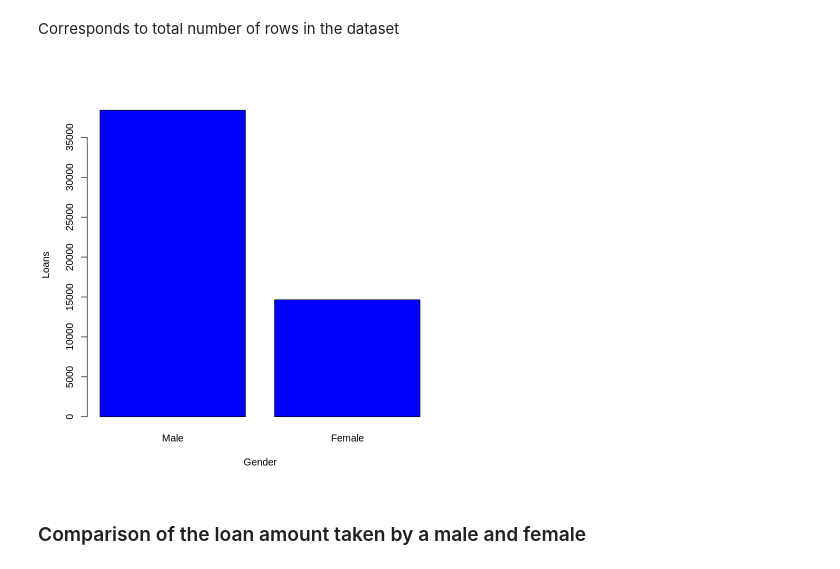
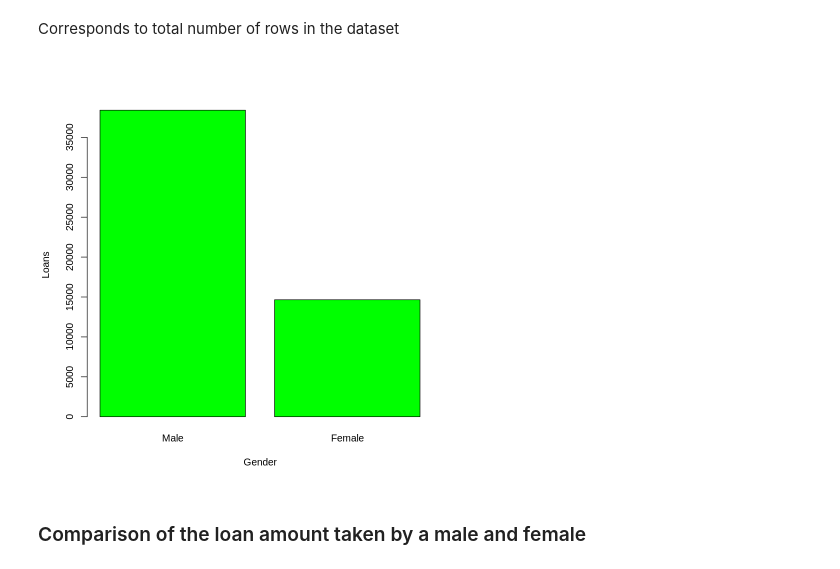
Before and after one commit to Kavya-Shekar/Home_loan_Data_analysis, a Jupyter notebook: EDA_interactive_r.ipynb, the cells around one changed output. Saved outputs shown, nothing was run; the diff lists cells and outputs as text; code cells hidden in the pictures.

```diff
--- a/EDA_interactive_r.ipynb
+++ b/EDA_interactive_r.ipynb
@@ -159,12 +161,12 @@ Corresponds to total number of rows in the dataset
 # %%
 # Create the data for the chart
 X <- c("Male", "Female")
 Y <- c(males, females)
 
 # Plot the bar chart
-barplot(Y,names.arg=X,xlab="Gender",ylab="Loans",col="blue")
+barplot(Y,names.arg=X,xlab="Gender",ylab="Loans",col="green")
 # %% [output]
-[figure, old version]
+[figure, new version]
 # %% [markdown]
 ### Comparison of the loan amount taken by a male and female
 # %% [markdown]
```
Also changed, not shown: parts of 7 cells of this notebook.
